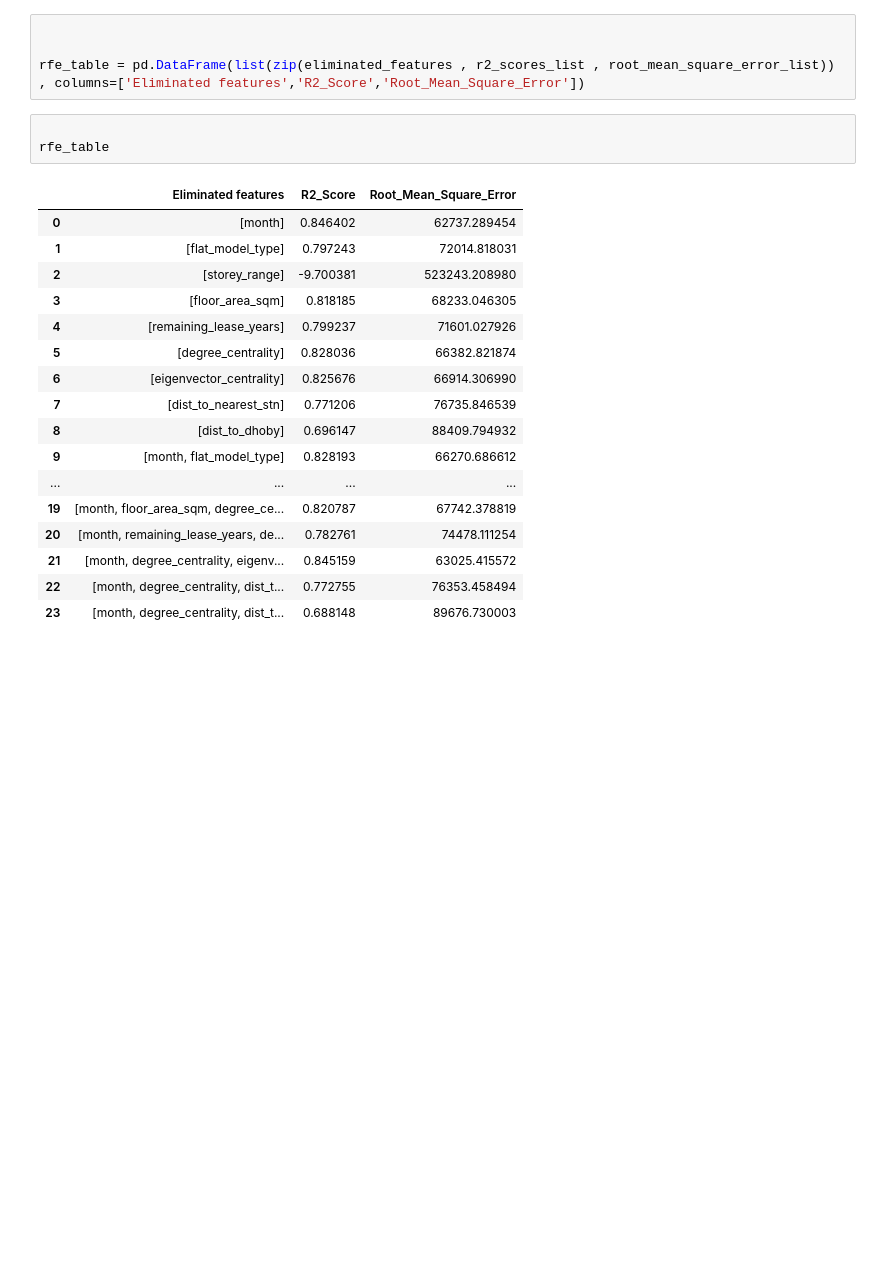
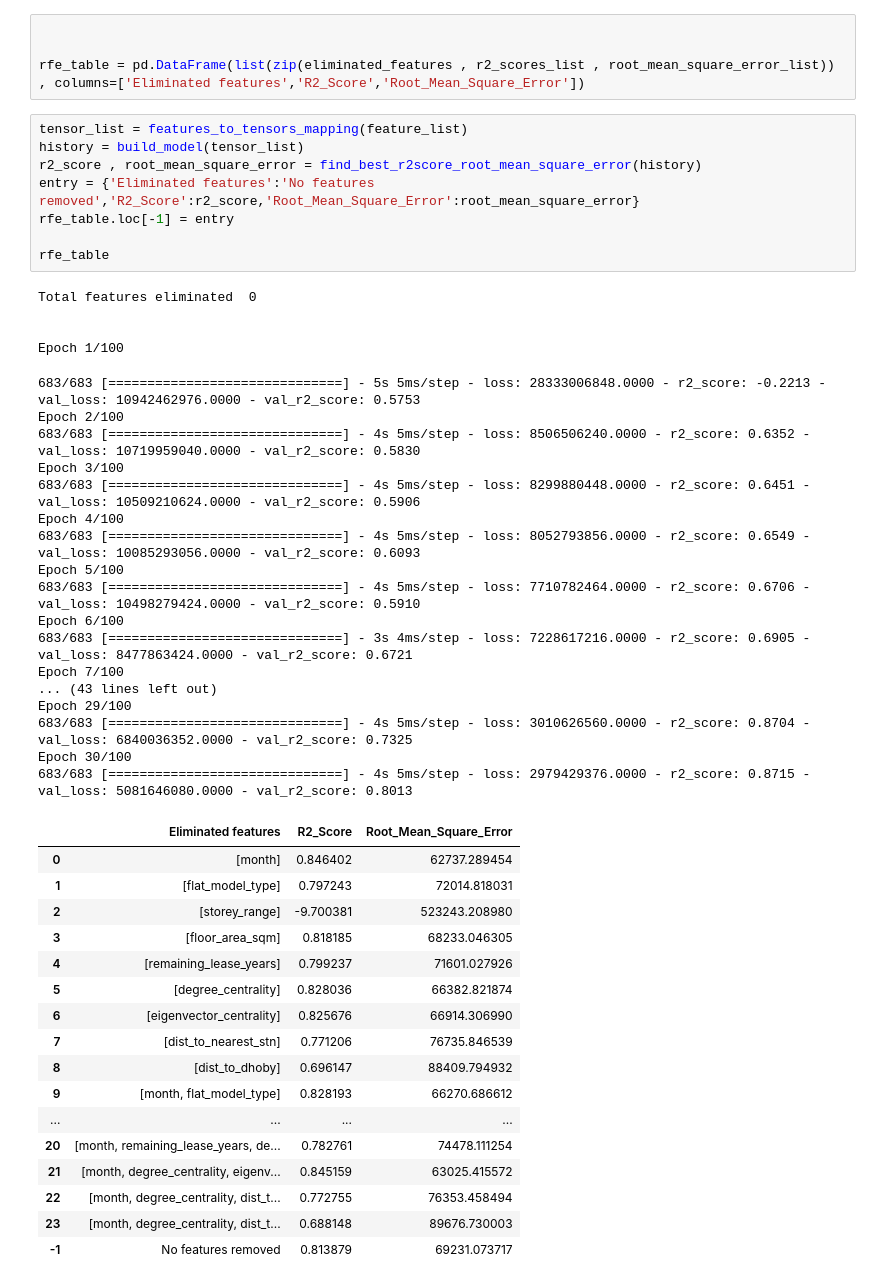
Before and after one commit to kirath2205/Neural-Network-Assignment-1, a Jupyter notebook: start_1b.ipynb, the cells around one changed output. Cells and saved outputs as stored; diff of their text form; blank space fills up the shorter version.

```diff
--- a/start_1b.ipynb
+++ b/start_1b.ipynb
@@ -818,24 +818,50 @@ for key in result.keys():
 
 
 rfe_table = pd.DataFrame(list(zip(eliminated_features , r2_scores_list , root_mean_square_error_list)) , columns=['Eliminated features','R2_Score','Root_Mean_Square_Error'])
-# %%
-
-rfe_table
-# %% [output]
-|  | Eliminated features | R2_Score | Root_Mean_Square_Error |
-| 0 | [month] | 0.846402 | 62737.289454 |
-| 1 | [flat_model_type] | 0.797243 | 72014.818031 |
-| 2 | [storey_range] | -9.700381 | 523243.208980 |
-| 3 | [floor_area_sqm] | 0.818185 | 68233.046305 |
-| 4 | [remaining_lease_years] | 0.799237 | 71601.027926 |
-| 5 | [degree_centrality] | 0.828036 | 66382.821874 |
-| 6 | [eigenvector_centrality] | 0.825676 | 66914.306990 |
-| 7 | [dist_to_nearest_stn] | 0.771206 | 76735.846539 |
-| 8 | [dist_to_dhoby] | 0.696147 | 88409.794932 |
-| 9 | [month, flat_model_type] | 0.828193 | 66270.686612 |
-| ... | ... | ... | ... |
-| 19 | [month, floor_area_sqm, degree_ce... | 0.820787 | 67742.378819 |
-| 20 | [month, remaining_lease_years, de... | 0.782761 | 74478.111254 |
-| 21 | [month, degree_centrality, eigenv... | 0.845159 | 63025.415572 |
-| 22 | [month, degree_centrality, dist_t... | 0.772755 | 76353.458494 |
-| 23 | [month, degree_centrality, dist_t... | 0.688148 | 89676.730003 |
+# %%
+tensor_list = features_to_tensors_mapping(feature_list)
+history = build_model(tensor_list)
+r2_score , root_mean_square_error = find_best_r2score_root_mean_square_error(history)
+entry = {'Eliminated features':'No features removed','R2_Score':r2_score,'Root_Mean_Square_Error':root_mean_square_error}
+rfe_table.loc[-1] = entry
+
+rfe_table
+# %% [output]
+Total features eliminated  0
+
+
+Epoch 1/100
+683/683 [==============================] - 5s 5ms/step - loss: 28333006848.0000 - r2_score: -0.2213 - val_loss: 10942462976.0000 - val_r2_score: 0.5753
+Epoch 2/100
+683/683 [==============================] - 4s 5ms/step - loss: 8506506240.0000 - r2_score: 0.6352 - val_loss: 10719959040.0000 - val_r2_score: 0.5830
+Epoch 3/100
+683/683 [==============================] - 4s 5ms/step - loss: 8299880448.0000 - r2_score: 0.6451 - val_loss: 10509210624.0000 - val_r2_score: 0.5906
+Epoch 4/100
+683/683 [==============================] - 4s 5ms/step - loss: 8052793856.0000 - r2_score: 0.6549 - val_loss: 10085293056.0000 - val_r2_score: 0.6093
+Epoch 5/100
+683/683 [==============================] - 4s 5ms/step - loss: 7710782464.0000 - r2_score: 0.6706 - val_loss: 10498279424.0000 - val_r2_score: 0.5910
+Epoch 6/100
+683/683 [==============================] - 3s 4ms/step - loss: 7228617216.0000 - r2_score: 0.6905 - val_loss: 8477863424.0000 - val_r2_score: 0.6721
+Epoch 7/100
+... (43 lines left out)
+Epoch 29/100
+683/683 [==============================] - 4s 5ms/step - loss: 3010626560.0000 - r2_score: 0.8704 - val_loss: 6840036352.0000 - val_r2_score: 0.7325
+Epoch 30/100
+683/683 [==============================] - 4s 5ms/step - loss: 2979429376.0000 - r2_score: 0.8715 - val_loss: 5081646080.0000 - val_r2_score: 0.8013
+|  | Eliminated features | R2_Score | Root_Mean_Square_Error |
+| 0 | [month] | 0.846402 | 62737.289454 |
+| 1 | [flat_model_type] | 0.797243 | 72014.818031 |
+| 2 | [storey_range] | -9.700381 | 523243.208980 |
+| 3 | [floor_area_sqm] | 0.818185 | 68233.046305 |
+| 4 | [remaining_lease_years] | 0.799237 | 71601.027926 |
+| 5 | [degree_centrality] | 0.828036 | 66382.821874 |
+| 6 | [eigenvector_centrality] | 0.825676 | 66914.306990 |
+| 7 | [dist_to_nearest_stn] | 0.771206 | 76735.846539 |
+| 8 | [dist_to_dhoby] | 0.696147 | 88409.794932 |
+| 9 | [month, flat_model_type] | 0.828193 | 66270.686612 |
+| ... | ... | ... | ... |
+| 20 | [month, remaining_lease_years, de... | 0.782761 | 74478.111254 |
+| 21 | [month, degree_centrality, eigenv... | 0.845159 | 63025.415572 |
+| 22 | [month, degree_centrality, dist_t... | 0.772755 | 76353.458494 |
+| 23 | [month, degree_centrality, dist_t... | 0.688148 | 89676.730003 |
+| -1 | No features removed | 0.813879 | 69231.073717 |
```
Also changed, not shown: parts of 3 cells of this notebook.
